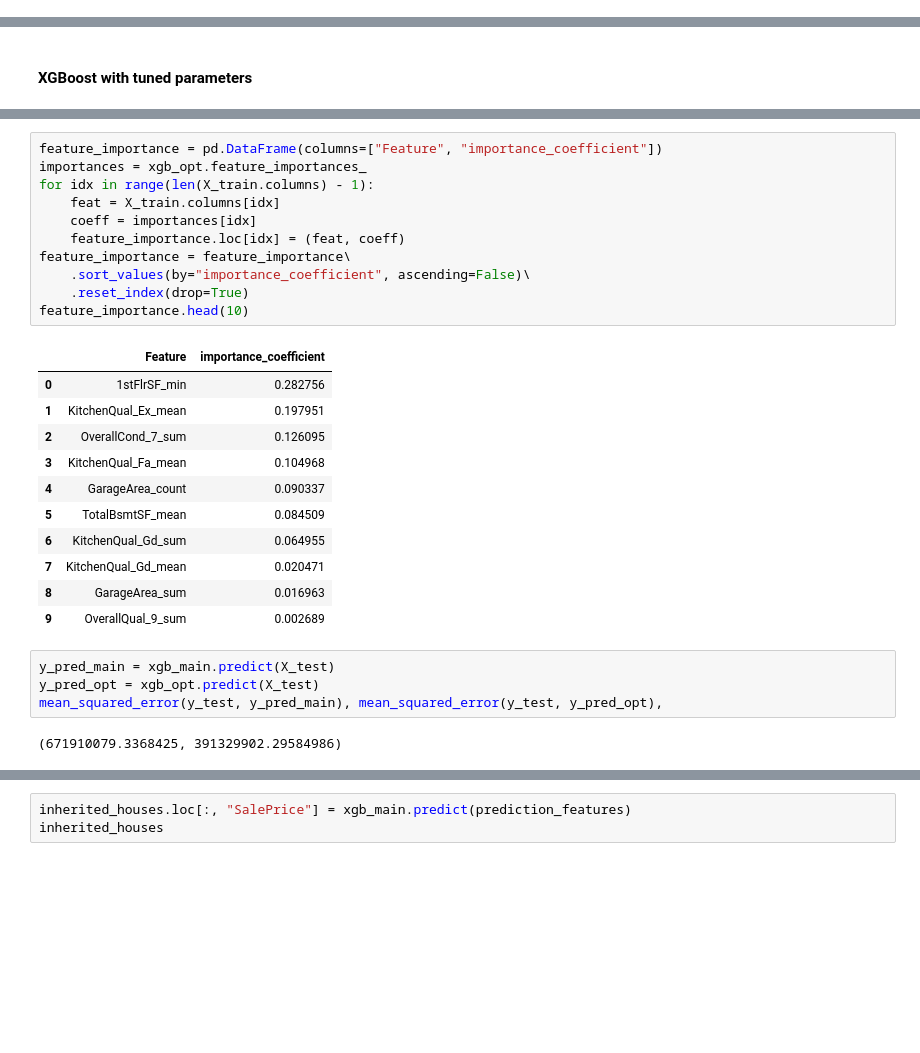
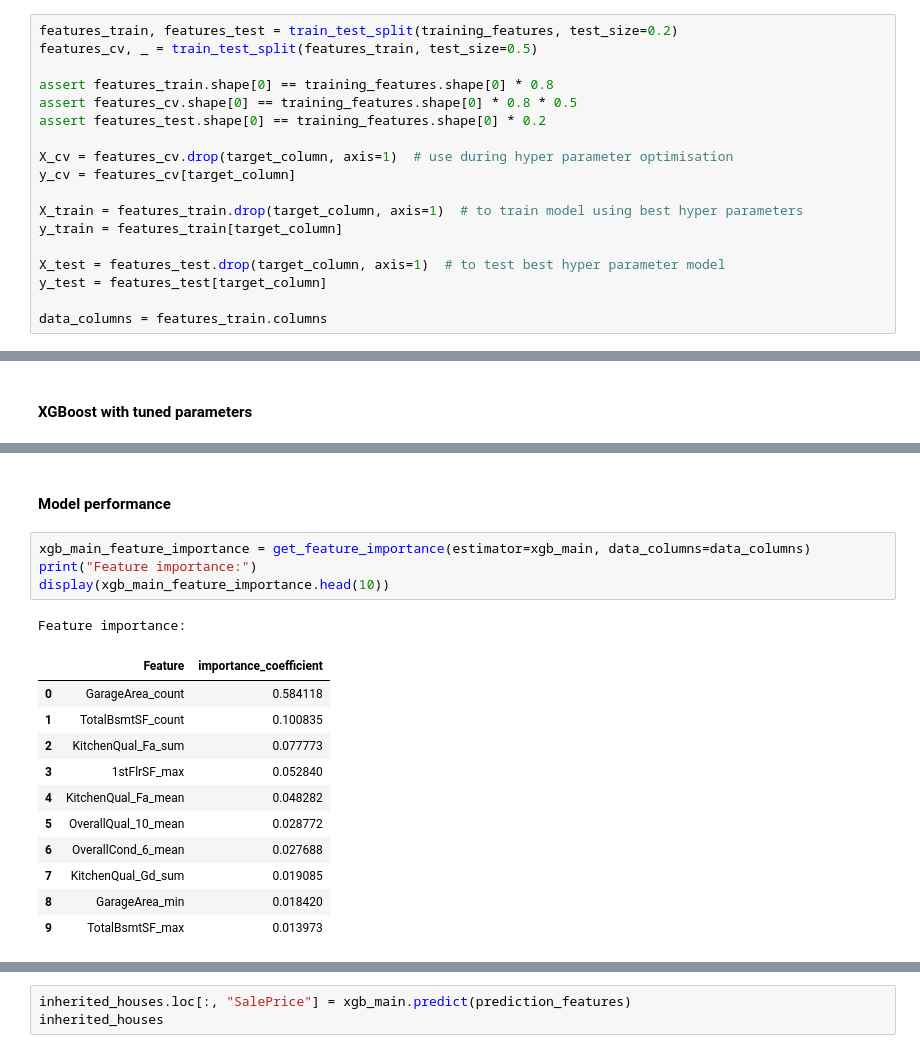
Before and after one commit to fokhrun/heritage_housing, a Jupyter notebook: jupyter_notebooks/model_training.ipynb, the cells around one changed output, grey strips where cells are left out. Cells and saved outputs as stored; diff of their text form; blank space fills up the shorter version.

```diff
--- a/jupyter_notebooks/model_training.ipynb
+++ b/jupyter_notebooks/model_training.ipynb
@@ -365,3 +352,21 @@ assert features_test.shape[0] == training_features.shape[0] * 0.2
+# %%
+features_train, features_test = train_test_split(training_features, test_size=0.2)
+features_cv, _ = train_test_split(features_train, test_size=0.5)
+
+assert features_train.shape[0] == training_features.shape[0] * 0.8
+assert features_cv.shape[0] == training_features.shape[0] * 0.8 * 0.5
+assert features_test.shape[0] == training_features.shape[0] * 0.2
+
+X_cv = features_cv.drop(target_column, axis=1)  # use during hyper parameter optimisation
+y_cv = features_cv[target_column]
+
+X_train = features_train.drop(target_column, axis=1)  # to train model using best hyper parameters
+y_train = features_train[target_column]
+
+X_test = features_test.drop(target_column, axis=1)  # to test best hyper parameter model
+y_test = features_test[target_column]
+
+data_columns = features_train.columns
 # %% [markdown]
 ---
 # %% [markdown]
@@ -546,29 +582,19 @@ feature_importance.head(10)
-# %%
-feature_importance = pd.DataFrame(columns=["Feature", "importance_coefficient"])
-importances = xgb_opt.feature_importances_
-for idx in range(len(X_train.columns) - 1):
-    feat = X_train.columns[idx]
-    coeff = importances[idx]
-    feature_importance.loc[idx] = (feat, coeff)
-feature_importance = feature_importance\
-    .sort_values(by="importance_coefficient", ascending=False)\
-    .reset_index(drop=True)
-feature_importance.head(10)
-# %% [output]
-|  | Feature | importance_coefficient |
-| 0 | 1stFlrSF_min | 0.282756 |
-| 1 | KitchenQual_Ex_mean | 0.197951 |
-| 2 | OverallCond_7_sum | 0.126095 |
-| 3 | KitchenQual_Fa_mean | 0.104968 |
-| 4 | GarageArea_count | 0.090337 |
-| 5 | TotalBsmtSF_mean | 0.084509 |
-| 6 | KitchenQual_Gd_sum | 0.064955 |
-| 7 | KitchenQual_Gd_mean | 0.020471 |
-| 8 | GarageArea_sum | 0.016963 |
-| 9 | OverallQual_9_sum | 0.002689 |
-# %%
-y_pred_main = xgb_main.predict(X_test)
-y_pred_opt = xgb_opt.predict(X_test)
-mean_squared_error(y_test, y_pred_main), mean_squared_error(y_test, y_pred_opt),
-# %% [output]
-(671910079.3368425, 391329902.29584986)
+# %% [markdown]
+#### Model performance
+# %%
+xgb_main_feature_importance = get_feature_importance(estimator=xgb_main, data_columns=data_columns)
+print("Feature importance:")
+display(xgb_main_feature_importance.head(10))
+# %% [output]
+Feature importance:
+|  | Feature | importance_coefficient |
+| 0 | GarageArea_count | 0.584118 |
+| 1 | TotalBsmtSF_count | 0.100835 |
+| 2 | KitchenQual_Fa_sum | 0.077773 |
+| 3 | 1stFlrSF_max | 0.052840 |
+| 4 | KitchenQual_Fa_mean | 0.048282 |
+| 5 | OverallQual_10_mean | 0.028772 |
+| 6 | OverallCond_6_mean | 0.027688 |
+| 7 | KitchenQual_Gd_sum | 0.019085 |
+| 8 | GarageArea_min | 0.018420 |
+| 9 | TotalBsmtSF_max | 0.013973 |
```
Also changed, not shown: parts of 19 cells of this notebook, 1 other file.
